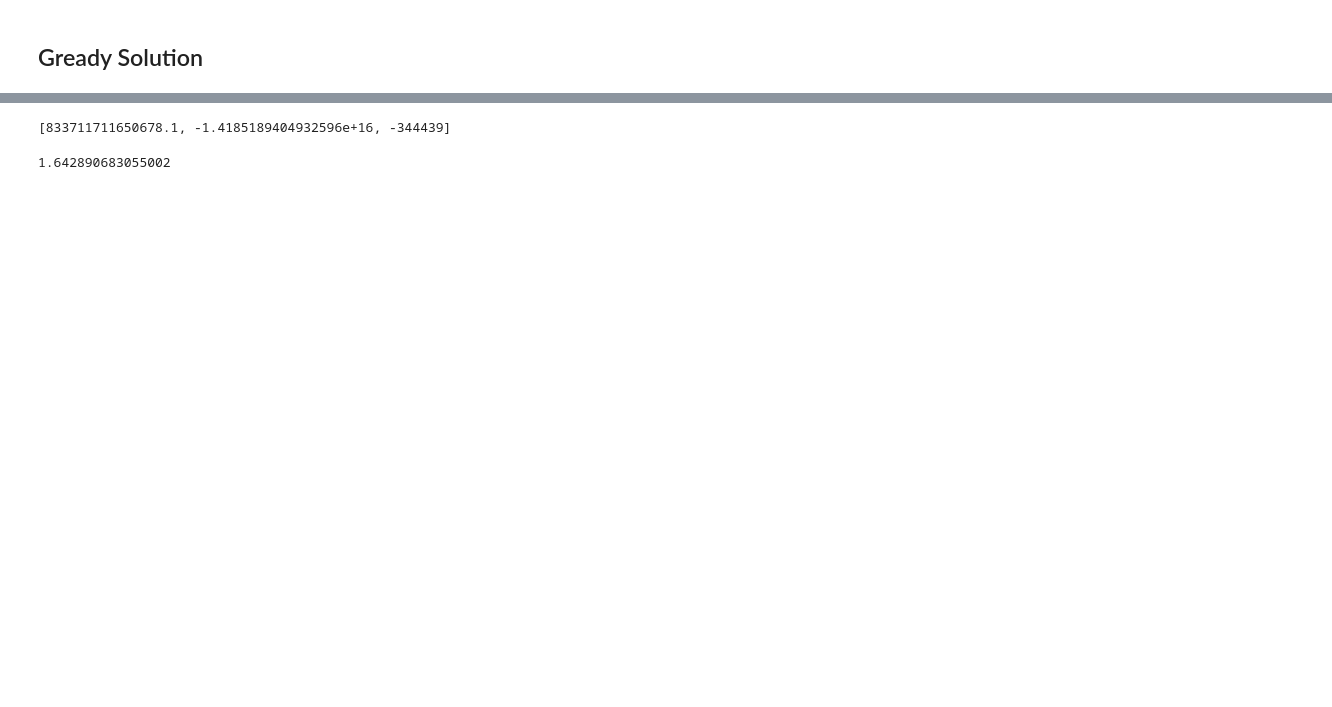
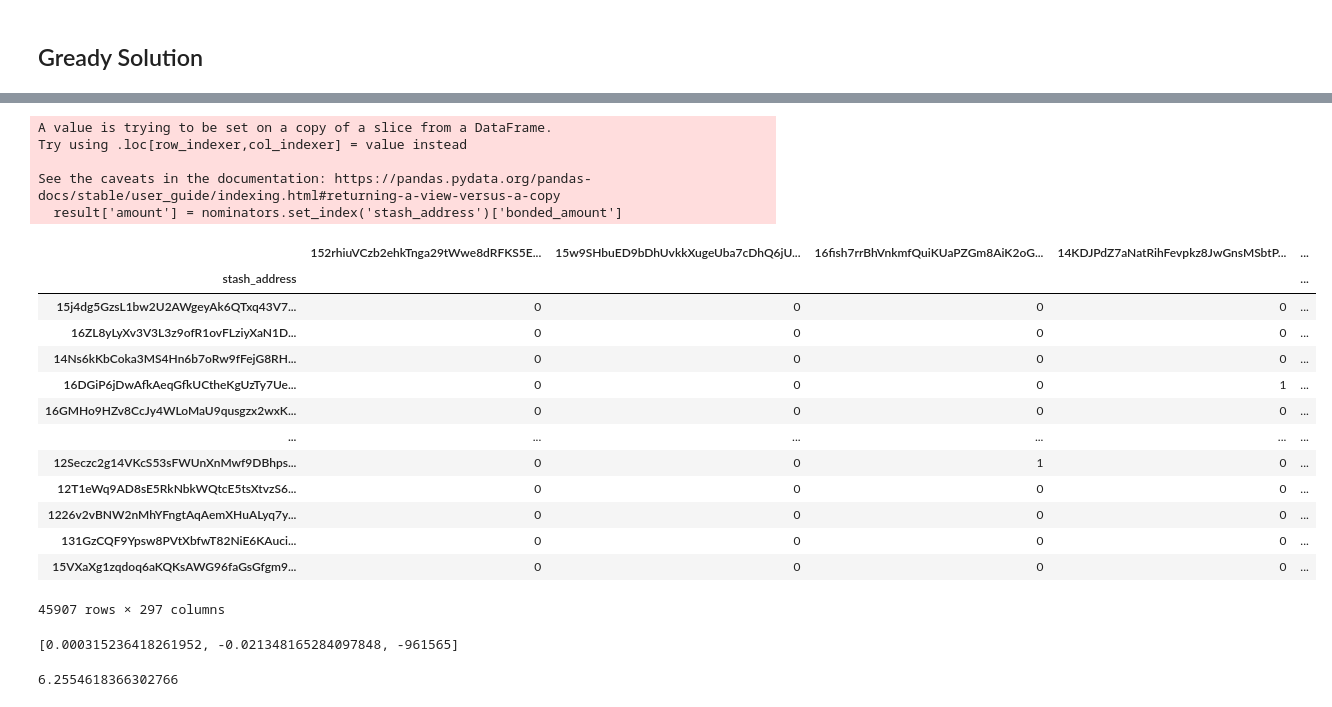
Before and after one commit to markopolo139/PolkadotProblemClasses, a Jupyter notebook: notebook.ipynb, the cells around one changed output, grey strips where cells are left out. Drawn from its saved outputs; the diff is of its cells as text; code cells hidden in the pictures; blank space fills up the shorter version.

Commit message:
Add new gready solutions and use newer era's

```diff
--- a/notebook.ipynb
+++ b/notebook.ipynb
@@ -212,12 +202,0 @@ Creation of table as above, but with number of how many specific validators nomi
-# %%
-unique_validators = pd.Series(nominators["targets"].str.split(",").sum()).unique()
-count_matrix_np = np.zeros((len(nominators), len(unique_validators)), dtype=int)
-validator_to_idx = {validator: i for i, validator in enumerate(unique_validators)}
-
-for i, targets in enumerate(nominators['targets']):
-    for validator in targets.split(','):
-        count_matrix_np[i, validator_to_idx[validator]] += 1
-
-count_matrix = pd.DataFrame(count_matrix_np, index=nominators['stash_address'], columns=unique_validators)
-count_matrix['amount'] = nominators.set_index('stash_address')['bonded_amount']
-count_matrix
@@ -332,7 +296,8 @@ score
 # %% [markdown]
 ## Gready Solution
 # %%
-def solve(nominators, num_of_vals):
+## Focus On total amount
+def solve_total_amount(nominators, num_of_vals):
     binary_matrix = nominators["targets"].str.get_dummies(sep=',')
     binary_matrix.index = nominators["stash_address"]
     binary_matrix["amount"] = nominators.set_index("stash_address")["bonded_amount"]
@@ -417,9 +420,31 @@ See the caveats in the documentation: https://pandas.pydata.org/pandas-docs/stab
-# %%
-greedy_solution_kpis = calculateKpis(greedy_solution)
-greedy_solution_kpis
-# %% [output]
-[833711711650678.1, -1.4185189404932596e+16, -344439]
+# %%
+gready_amount_solution = solve_total_amount(nominators, number_of_validators)
+gready_amount_solution
+# %% [output]
+A value is trying to be set on a copy of a slice from a DataFrame.
+Try using .loc[row_indexer,col_indexer] = value instead
+
+See the caveats in the documentation: https://pandas.pydata.org/pandas-docs/stable/user_guide/indexing.html#returning-a-view-versus-a-copy
+  result['amount'] = nominators.set_index('stash_address')['bonded_amount']
+|  | 152rhiuVCzb2ehkTnga29tWwe8dRFKS5E... | 15w9SHbuED9bDhUvkkXugeUba7cDhQ6jU... | 16fish7rrBhVnkmfQuiKUaPZGm8AiK2oG... | 14KDJPdZ7aNatRihFevpkz8JwGnsMSbtP... | ... |
+| stash_address |  |  |  |  | ... |
+| 15j4dg5GzsL1bw2U2AWgeyAk6QTxq43V7... | 0 | 0 | 0 | 0 | ... |
+| 16ZL8yLyXv3V3L3z9ofR1ovFLziyXaN1D... | 0 | 0 | 0 | 0 | ... |
+| 14Ns6kKbCoka3MS4Hn6b7oRw9fFejG8RH... | 0 | 0 | 0 | 0 | ... |
+| 16DGiP6jDwAfkAeqGfkUCtheKgUzTy7Ue... | 0 | 0 | 0 | 1 | ... |
+| 16GMHo9HZv8CcJy4WLoMaU9qusgzx2wxK... | 0 | 0 | 0 | 0 | ... |
+| ... | ... | ... | ... | ... | ... |
+| 12Seczc2g14VKcS53sFWUnXnMwf9DBhps... | 0 | 0 | 1 | 0 | ... |
+| 12T1eWq9AD8sE5RkNbkWQtcE5tsXtvzS6... | 0 | 0 | 0 | 0 | ... |
+| 1226v2vBNW2nMhYFngtAqAemXHuALyq7y... | 0 | 0 | 0 | 0 | ... |
+| 131GzCQF9Ypsw8PVtXbfwT82NiE6KAuci... | 0 | 0 | 0 | 0 | ... |
+| 15VXaXg1zqdoq6aKQKsAWG96faGsGfgm9... | 0 | 0 | 0 | 0 | ... |
+45907 rows × 297 columns
+# %%
+calculateKpis(gready_amount_solution)
+# %% [output]
+[0.000315236418261952, -0.021348165284097848, -961565]
 # %%
-compareSolutions(ref_sol, greedy_solution)
+compareSolutions(ref_sol, gready_amount_solution)
 # %% [output]
-1.642890683055002
+6.2554618366302766
```
Also changed, not shown: parts of 29 cells of this notebook, 1 other file.
